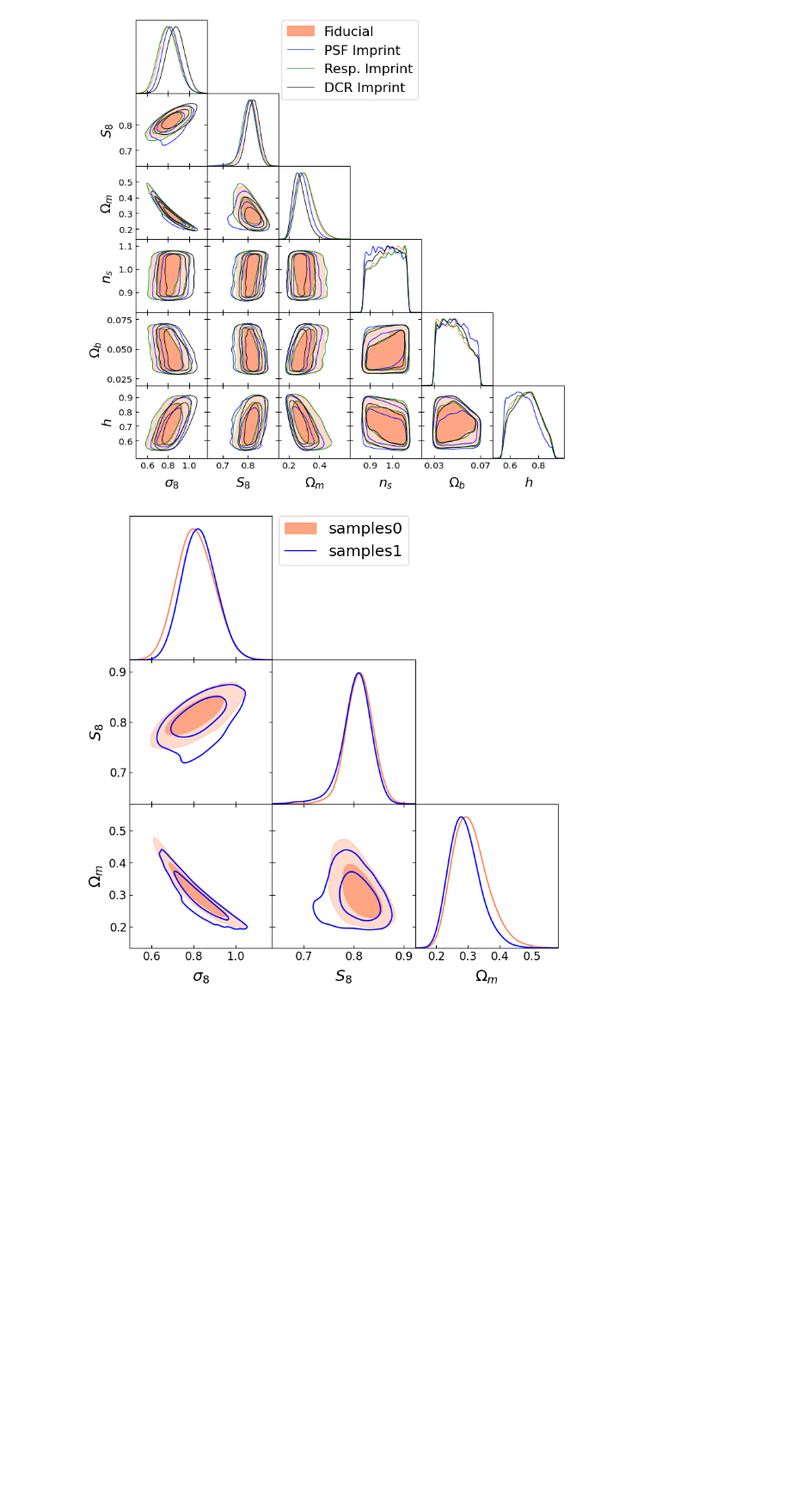
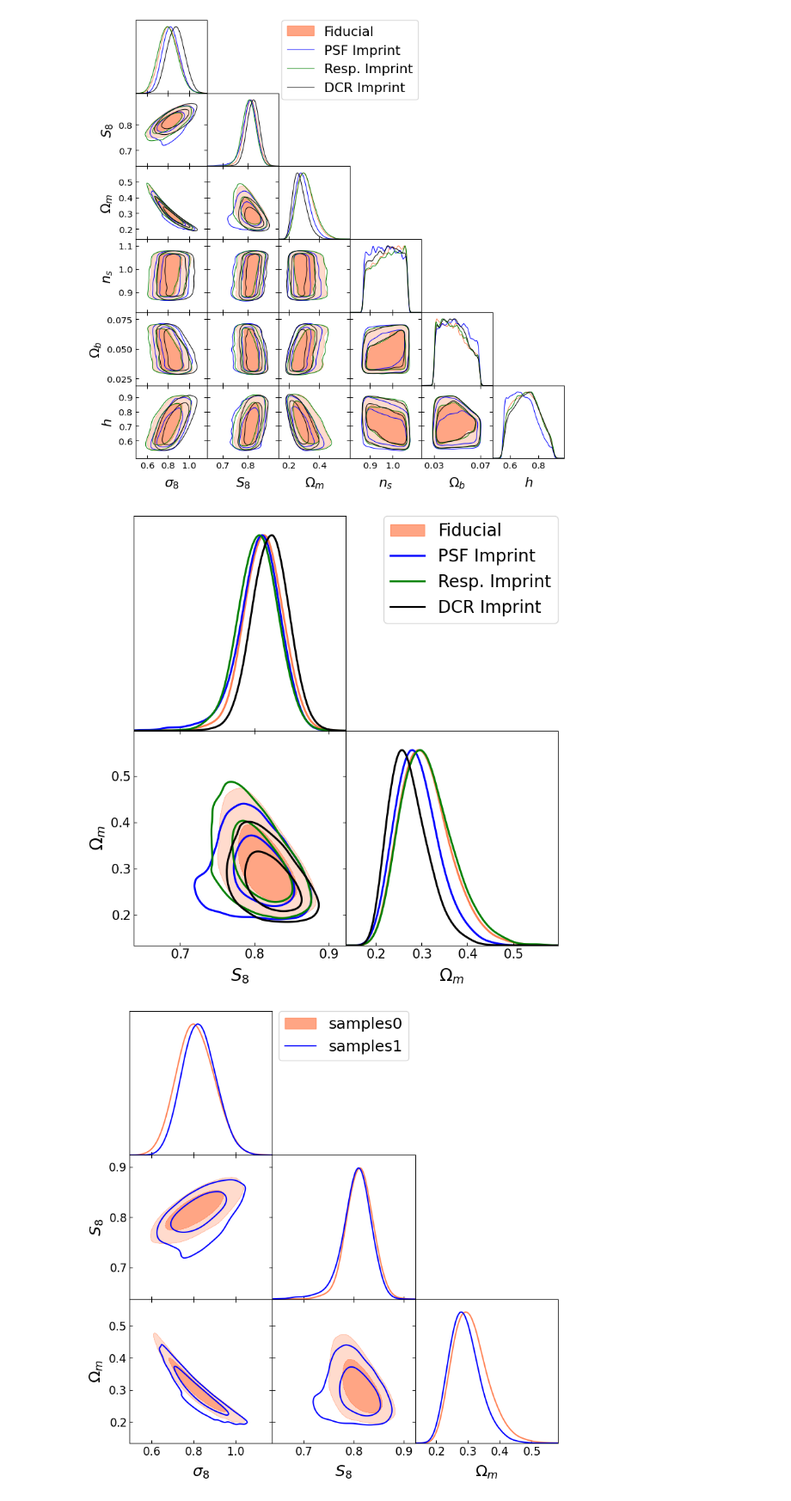
Before and after one commit to ShrihanSolo/cosmolib, a Jupyter notebook: shrihan/cosmoplot_clean_candidacy_decade.ipynb, the cells around one changed output. Shown at 86% size. Drawn from its saved outputs; the diff is of its cells as text; code cells hidden in the pictures; blank space fills up the shorter version.

```diff
--- a/shrihan/cosmoplot_clean_candidacy_decade.ipynb
+++ b/shrihan/cosmoplot_clean_candidacy_decade.ipynb
@@ -82,6 +89,23 @@ g.triangle_plot(
 plt.savefig('DECADE_All_Imprints.png', dpi=600, bbox_inches='tight', transparent=True)
 # %% [output]
 [figure]
+# %%
+g.triangle_plot(
+    [newfidA_samples, newfidB_samples, newfidC_samples, newfidD_samples],
+    ['s8', 'Om'],
+    filled=[True, False, False, False, True, True],
+    colors=['coral', 'blue', 'green', 'black', 'black', 'black'],
+    alphas=[0.7, 1.0, 1.0, 1.0, 0.5, 0.5],
+    legend_labels=['Fiducial', 'PSF Imprint', 'Resp. Imprint', 'DCR Imprint'],  # Turn off legend
+    legend_loc='upper right',
+    fontsize=40,
+    contour_colors=['coral', 'blue', 'green', 'black'],
+    ls=['-', '-', '-', '-'],
+    contour_ls=['-', '-', '-', '-']
+)
+#plt.savefig('DECADE_PSF_Imprints.png', dpi=600, bbox_inches='tight', transparent=True)
+# %% [output]
+[figure, added]
 # %%
 g.triangle_plot(
     [newfidA_samples, newfidB_samples],
```
Also changed, not shown: parts of 3 cells of this notebook.
